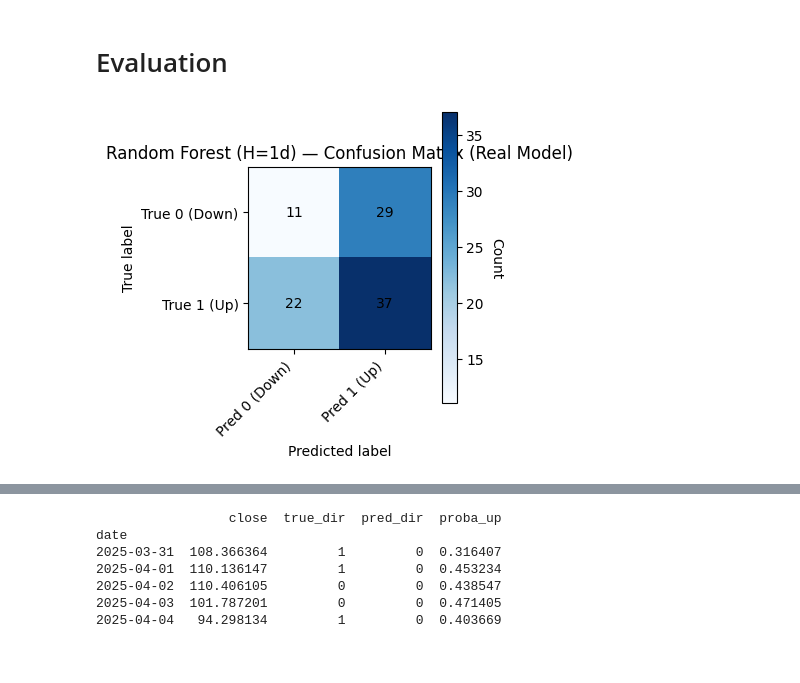
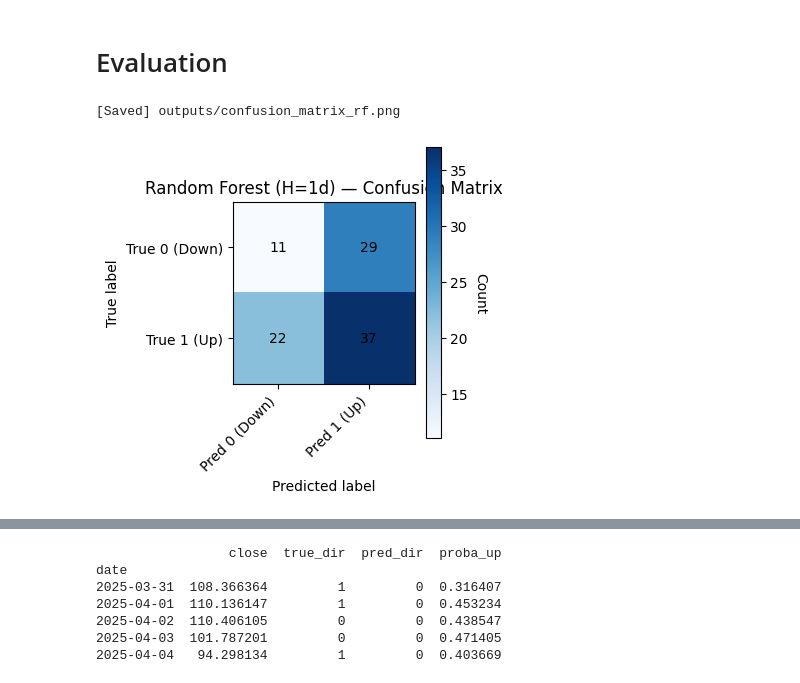
Before and after one commit to Rqkko/sentiment-stock-predictor, a Jupyter notebook: notebooks/finAI_latest.ipynb, the cells around one changed output, grey strips where cells are left out. Drawn from its saved outputs; the diff is of its cells as text; code cells hidden in the pictures.

Commit message:
visualization save as png + display

```diff
--- a/notebooks/finAI_latest.ipynb
+++ b/notebooks/finAI_latest.ipynb
@@ -1106,9 +1104,13 @@ plt.show()
 # ================================
 # Confusion matrix heatmap — Random Forest (H=1d, real model)
 # ================================
+import os
 import numpy as np
 import matplotlib.pyplot as plt
 from sklearn.metrics import confusion_matrix
+
+# Ensure outputs directory exists
+os.makedirs("outputs", exist_ok=True)
 
 # Use real test labels and RF predictions
 y_true_real = y_test
@@ -1120,33 +1122,41 @@ fig, ax = plt.subplots(figsize=(4, 4))
 im = ax.imshow(cm, cmap="Blues")
 
 # Add colorbar
 cbar = ax.figure.colorbar(im, ax=ax)
 cbar.ax.set_ylabel("Count", rotation=-90, va="bottom")
 
 # Show numbers in each cell
 for i in range(cm.shape[0]):
     for j in range(cm.shape[1]):
         ax.text(
             j,
             i,
             cm[i, j],
             ha="center",
             va="center",
             color="black",
             fontsize=10,
         )
 
 ax.set_xticks([0, 1])
 ax.set_yticks([0, 1])
 ax.set_xticklabels(["Pred 0 (Down)", "Pred 1 (Up)"], rotation=45, ha="right")
 ax.set_yticklabels(["True 0 (Down)", "True 1 (Up)"])
 
-ax.set_title("Random Forest (H=1d) — Confusion Matrix (Real Model)")
+ax.set_title("Random Forest (H=1d) — Confusion Matrix")
 ax.set_xlabel("Predicted label")
 ax.set_ylabel("True label")
 
 plt.tight_layout()
+
+# --- SAVE PNG ---
+save_path = "outputs/confusion_matrix_rf.png"
+plt.savefig(save_path, dpi=300)
+print(f"[Saved] {save_path}")
+
+# --- DISPLAY ---
 plt.show()
 # %% [output]
+[Saved] outputs/confusion_matrix_rf.png
-[figure, old version]
+[figure, new version]
 # %%
```
Also changed, not shown: parts of 6 cells of this notebook, 5 other files.
